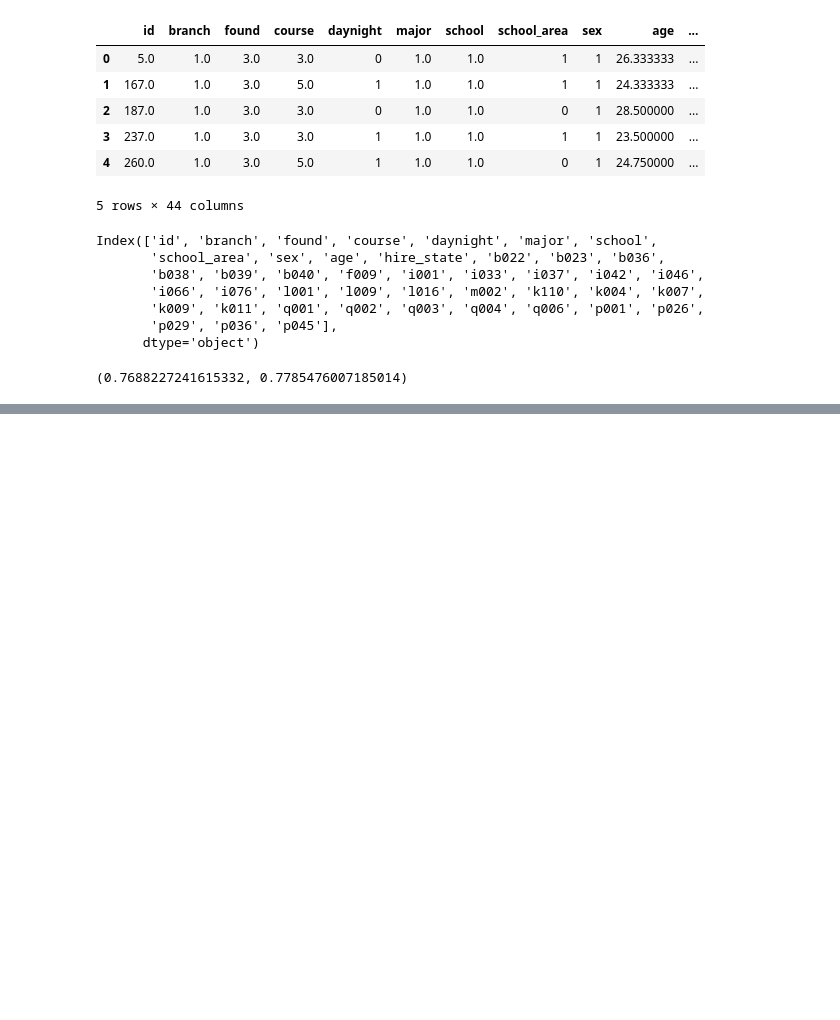
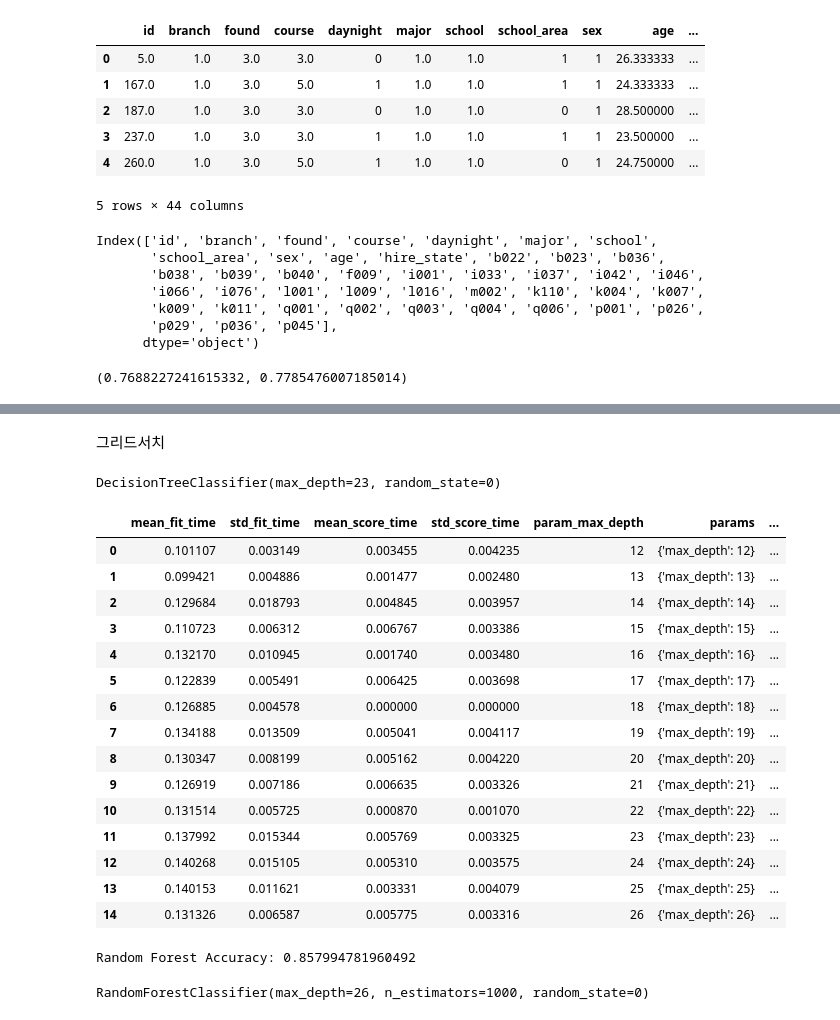
Before and after one commit to Encore-SKN-9/ml_4team, a Jupyter notebook: ml.ipynb, the cells around one changed output, grey strips where cells are left out. Drawn from its saved outputs; the diff is of its cells as text; code cells hidden in the pictures; blank space fills up the shorter version.

```diff
--- a/ml.ipynb
+++ b/ml.ipynb
@@ -53,0 +258,53 @@ plt.show()
+# %% [markdown]
+그리드서치
+# %%
+skf = StratifiedKFold(n_splits=5)
+dt_clf = DecisionTreeClassifier(random_state=0)
+params = {
+    "max_depth": [12,13,14,15,16,17,18,19,20,21,22,23,24,25,26]
+}
+gscv_tree = GridSearchCV (dt_clf, params, scoring ='accuracy', cv = skf)
+gscv_tree.fit(X_train, y_train)
+print(gscv_tree.best_estimator_)
+pd.DataFrame(gscv_tree.cv_results_)
+# %% [output]
+DecisionTreeClassifier(max_depth=23, random_state=0)
+|  | mean_fit_time | std_fit_time | mean_score_time | std_score_time | param_max_depth | params | ... |
+| 0 | 0.101107 | 0.003149 | 0.003455 | 0.004235 | 12 | {'max_depth': 12} | ... |
+| 1 | 0.099421 | 0.004886 | 0.001477 | 0.002480 | 13 | {'max_depth': 13} | ... |
+| 2 | 0.129684 | 0.018793 | 0.004845 | 0.003957 | 14 | {'max_depth': 14} | ... |
+| 3 | 0.110723 | 0.006312 | 0.006767 | 0.003386 | 15 | {'max_depth': 15} | ... |
+| 4 | 0.132170 | 0.010945 | 0.001740 | 0.003480 | 16 | {'max_depth': 16} | ... |
+| 5 | 0.122839 | 0.005491 | 0.006425 | 0.003698 | 17 | {'max_depth': 17} | ... |
+| 6 | 0.126885 | 0.004578 | 0.000000 | 0.000000 | 18 | {'max_depth': 18} | ... |
+| 7 | 0.134188 | 0.013509 | 0.005041 | 0.004117 | 19 | {'max_depth': 19} | ... |
+| 8 | 0.130347 | 0.008199 | 0.005162 | 0.004220 | 20 | {'max_depth': 20} | ... |
+| 9 | 0.126919 | 0.007186 | 0.006635 | 0.003326 | 21 | {'max_depth': 21} | ... |
+| 10 | 0.131514 | 0.005725 | 0.000870 | 0.001070 | 22 | {'max_depth': 22} | ... |
+| 11 | 0.137992 | 0.015344 | 0.005769 | 0.003325 | 23 | {'max_depth': 23} | ... |
+| 12 | 0.140268 | 0.015105 | 0.005310 | 0.003575 | 24 | {'max_depth': 24} | ... |
+| 13 | 0.140153 | 0.011621 | 0.003331 | 0.004079 | 25 | {'max_depth': 25} | ... |
+| 14 | 0.131326 | 0.006587 | 0.005775 | 0.003316 | 26 | {'max_depth': 26} | ... |
+# %%
+# 랜덤 포레스트
+rf_clf = RandomForestClassifier(
+    n_estimators=200,
+    max_features='sqrt',  # 특성의 일부만 사용
+    random_state=42
+)
+# rf_clf.fit(X_train, y_train)
+print("Random Forest Accuracy:", rf_clf.score(X_test, y_test))
+# %% [output]
+Random Forest Accuracy: 0.857994781960492
+# %%
+skf = StratifiedKFold(n_splits=5)
+rf_clf = RandomForestClassifier(random_state=0)
+params = {
+    "max_depth": [26,27,28,29],
+    "n_estimators": [1000]
+}
+gscv_rf = GridSearchCV (rf_clf, params, scoring ='accuracy', cv = skf)
+gscv_rf.fit(X_train, y_train)
+print(gscv_rf.best_estimator_)
+# %% [output]
+RandomForestClassifier(max_depth=26, n_estimators=1000, random_state=0)
```
Also changed, not shown: parts of 29 cells of this notebook, 16 other files.
